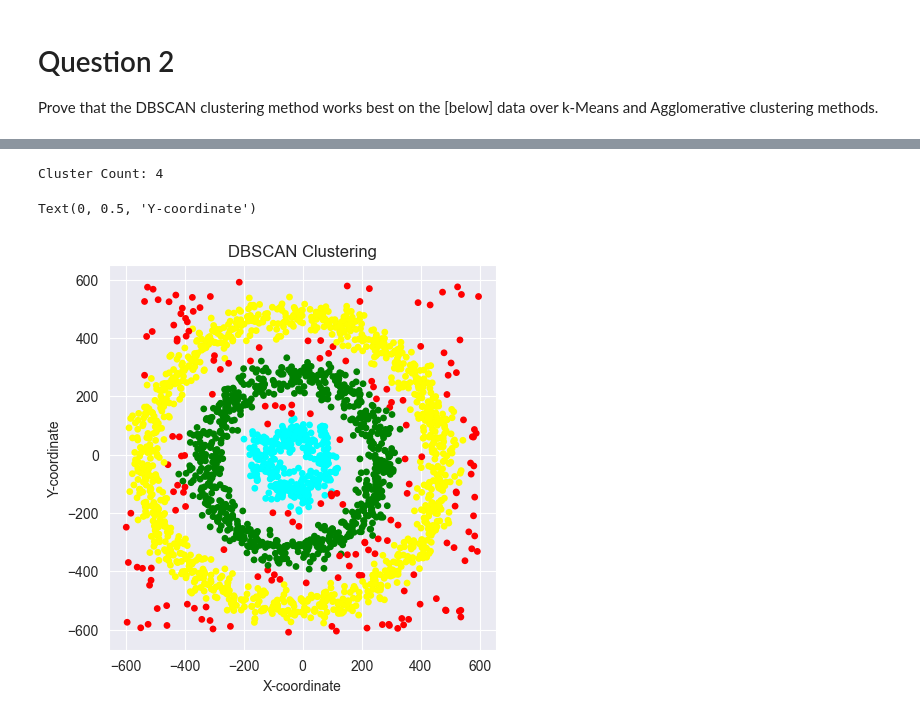
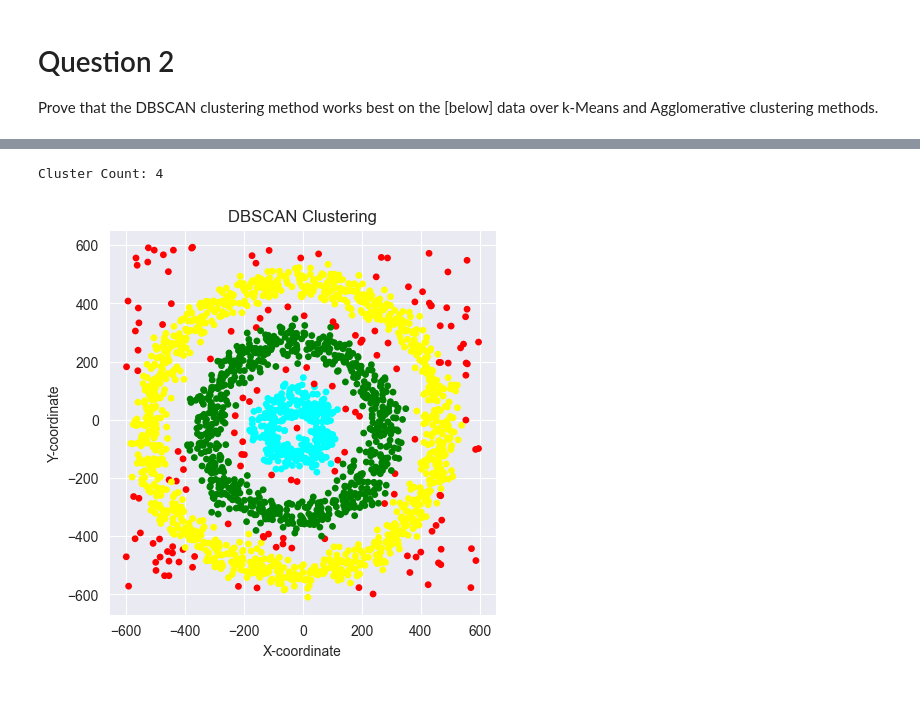
Before and after one commit to AKonicki26/DAT-330, a Jupyter notebook: PA02/AnneKonicki_PA02.ipynb, the cells around one changed output, grey strips where cells are left out. Drawn from its saved outputs; the diff is of its cells as text; code cells hidden in the pictures.

Commit message:
Optimize DB Scan plotting

```diff
--- a/PA02/AnneKonicki_PA02.ipynb
+++ b/PA02/AnneKonicki_PA02.ipynb
@@ -173,20 +173,14 @@ plotData('Agglo_Labels', title='Hierarchical Clustering')
 # %%
 # DBSCAN
 import random
 
 density_scan = DBSCAN(eps=35, min_samples=7) # DBSCAN needs to be re-set up to fit the scenario
 density_scan.fit(data[attributes])
 data['DBSCAN_Labels'] = density_scan.labels_
 
-cluster_count = len(set(density_scan.labels_))
-print(f"Cluster Count: {cluster_count}")
+print(f"Cluster Count: {len(set(density_scan.labels_))}")
 
-plt.figure(figsize=figure_size)
-plt.scatter(data[attributes[0]], data[attributes[1]], c=data['DBSCAN_Labels'],  cmap=mcolors.ListedColormap(colors), s=15)
-plt.title('DBSCAN Clustering')
-plt.xlabel(attribute_labels[0])
-plt.ylabel(attribute_labels[1])
+plotData("DBSCAN_Labels", title='DBSCAN Clustering')
 # %% [output]
 Cluster Count: 4
-Text(0, 0.5, 'Y-coordinate')
-[figure, old version]
+[figure, new version]
```
Also changed, not shown: parts of 3 cells of this notebook.
